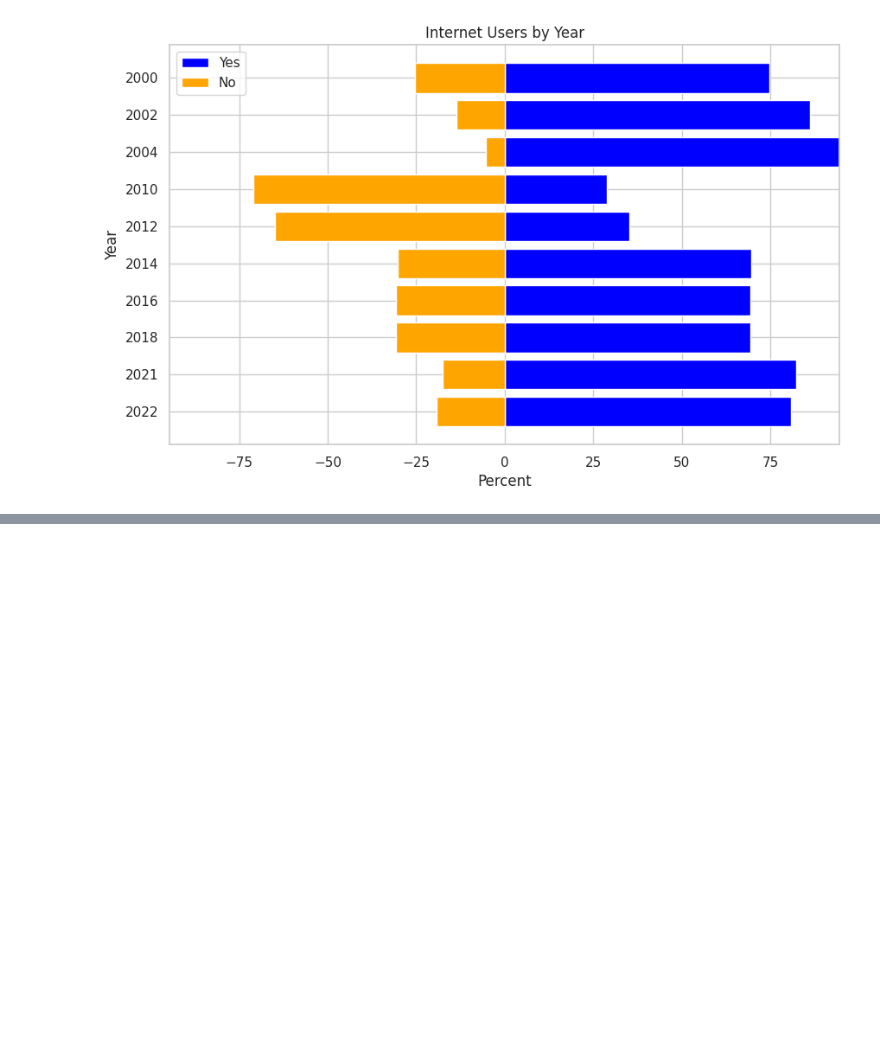
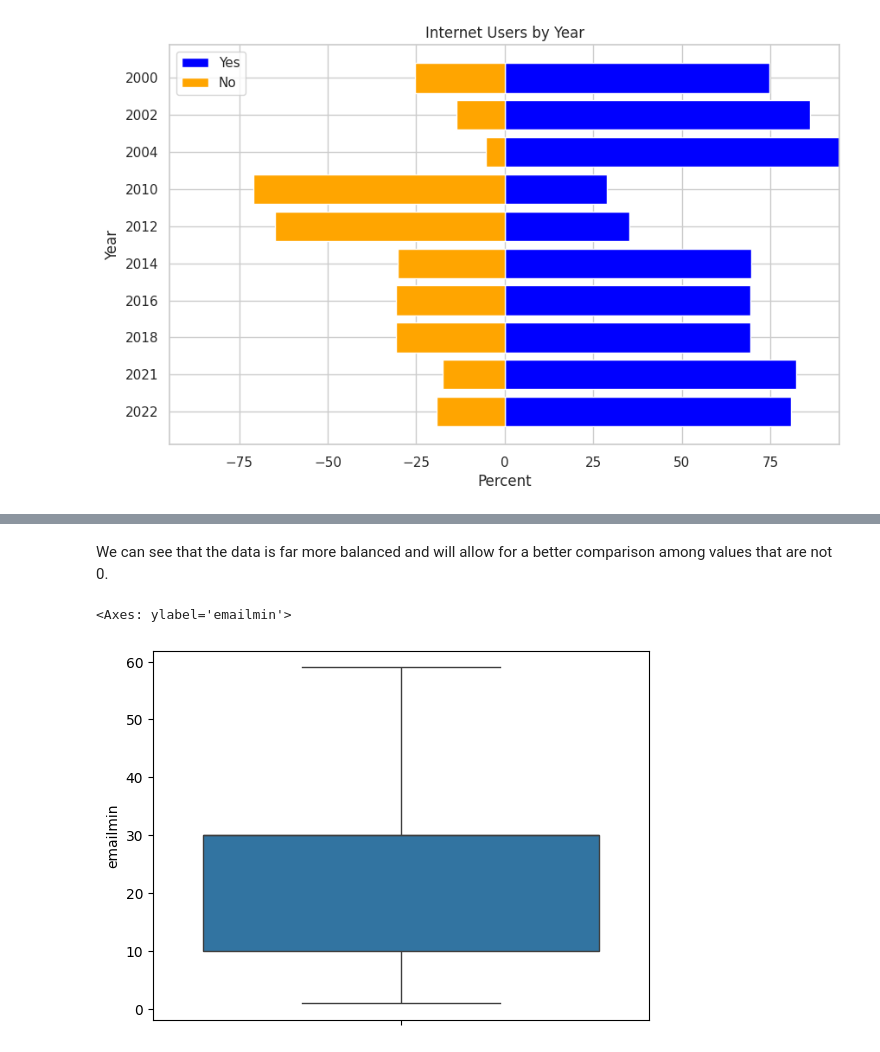
Before and after one commit to rafid-mirza/project_gss, a Jupyter notebook: Project_GSS.ipynb, the cells around one changed output, grey strips where cells are left out. Cells and saved outputs as stored; diff of their text form; code cells hidden in the pictures; blank space fills up the shorter version.

```diff
--- a/Project_GSS.ipynb
+++ b/Project_GSS.ipynb
@@ -759,0 +912,3 @@ plt.show()
+# %%
+emailmin_values_no0 = emailmin_values[emailmin_values.emailmin != 0]
+emailmin_values_no0.head()
@@ -759,0 +940,7 @@ plt.show()
+# %% [markdown]
+We can see that the data is far more balanced and will allow for a better comparison among values that are not 0.
+# %%
+sns.boxplot(emailmin_values_no0['emailmin'])
+# %% [output]
+<Axes: ylabel='emailmin'>
+[figure, added]
```
Also changed, not shown: parts of 50 cells of this notebook.
